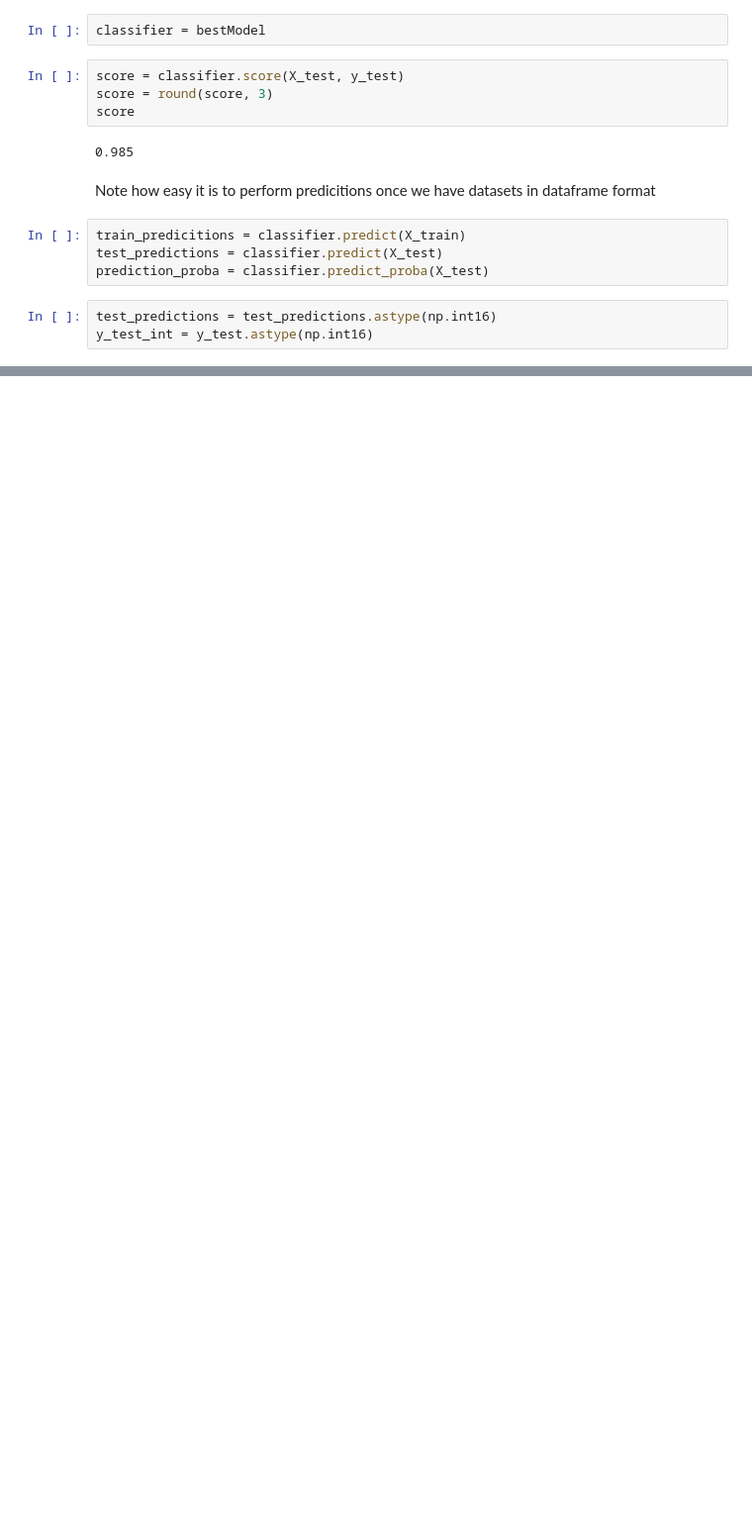
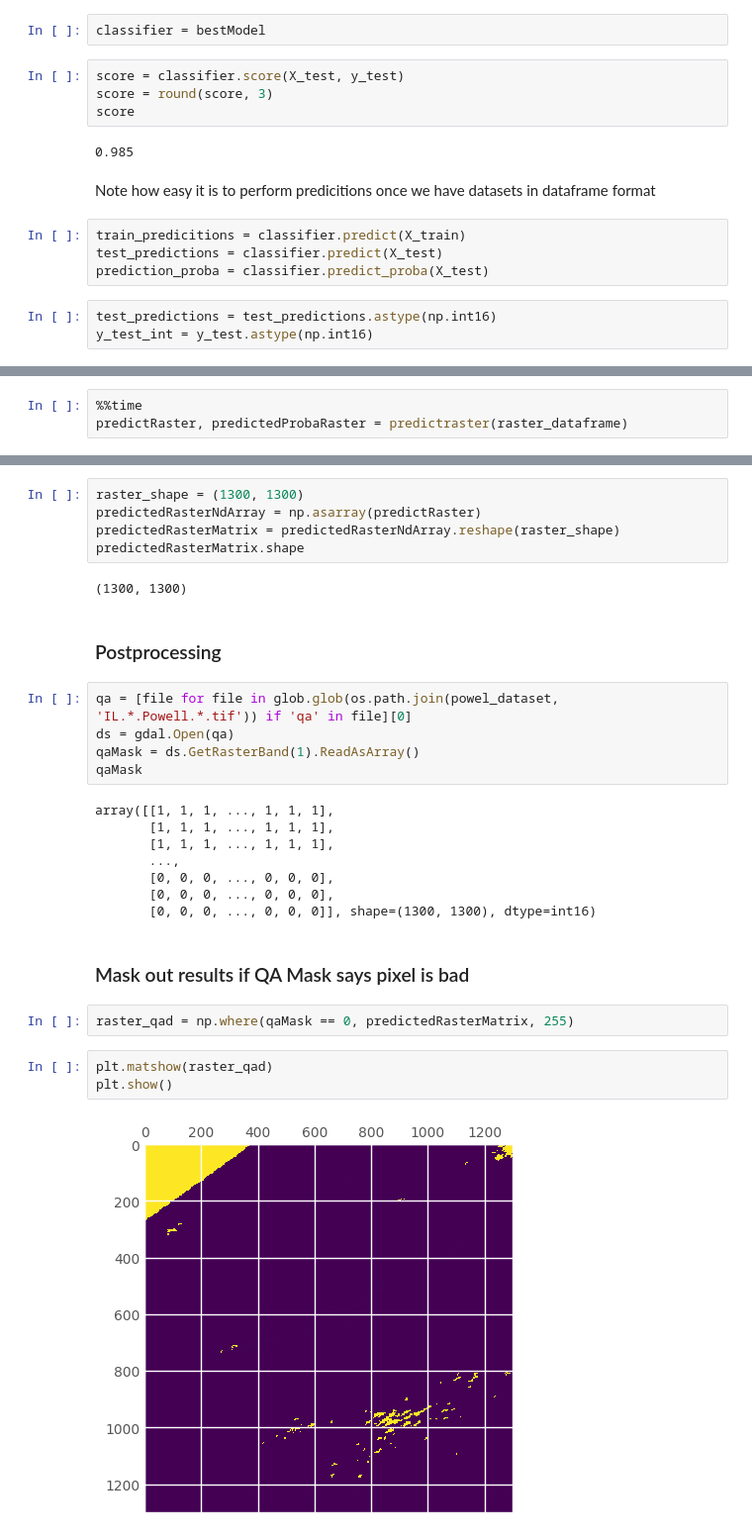
Before and after one commit to Jignesh1594/ml_models_remote_sensing, a Jupyter notebook: 3_MODIS_Tunning.ipynb, the cells around one changed output, grey strips where cells are left out. Shown at 99% size. Cells and saved outputs as stored; diff of their text form; blank space fills up the shorter version.

```diff
--- a/3_MODIS_Tunning.ipynb
+++ b/3_MODIS_Tunning.ipynb
@@ -401,0 +548,3 @@ y_test_int = y_test.astype(np.int16)
+# %%
+%%time
+predictRaster, predictedProbaRaster = predictraster(raster_dataframe)
@@ -401,0 +562,31 @@ y_test_int = y_test.astype(np.int16)
+# %%
+raster_shape = (1300, 1300)
+predictedRasterNdArray = np.asarray(predictRaster)
+predictedRasterMatrix = predictedRasterNdArray.reshape(raster_shape)
+predictedRasterMatrix.shape
+# %% [output]
+(1300, 1300)
+# %% [markdown]
+### Postprocessing
+# %%
+qa = [file for file in glob.glob(os.path.join(powel_dataset, 'IL.*.Powell.*.tif')) if 'qa' in file][0]
+ds = gdal.Open(qa)
+qaMask = ds.GetRasterBand(1).ReadAsArray()
+qaMask
+# %% [output]
+array([[1, 1, 1, ..., 1, 1, 1],
+       [1, 1, 1, ..., 1, 1, 1],
+       [1, 1, 1, ..., 1, 1, 1],
+       ...,
+       [0, 0, 0, ..., 0, 0, 0],
+       [0, 0, 0, ..., 0, 0, 0],
+       [0, 0, 0, ..., 0, 0, 0]], shape=(1300, 1300), dtype=int16)
+# %% [markdown]
+### Mask out results if QA Mask says pixel is bad
+# %%
+raster_qad = np.where(qaMask == 0, predictedRasterMatrix, 255)
+# %%
+plt.matshow(raster_qad)
+plt.show()
+# %% [output]
+[figure, added]
```
Also changed, not shown: parts of 22 cells of this notebook.
